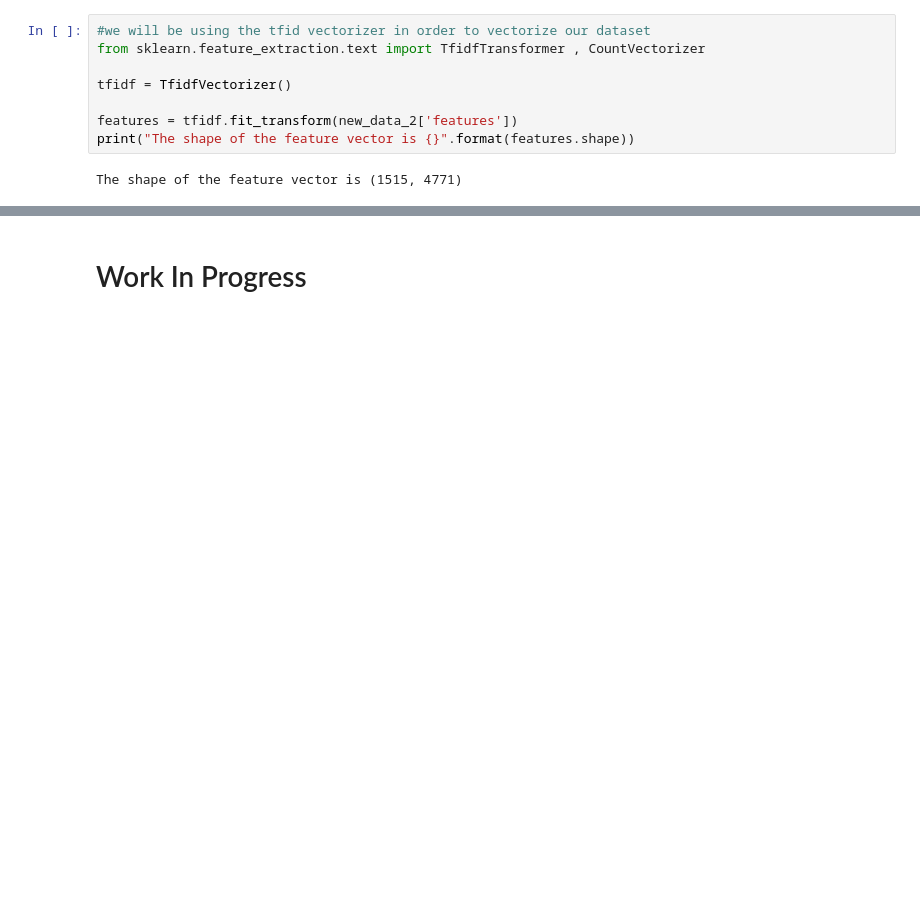
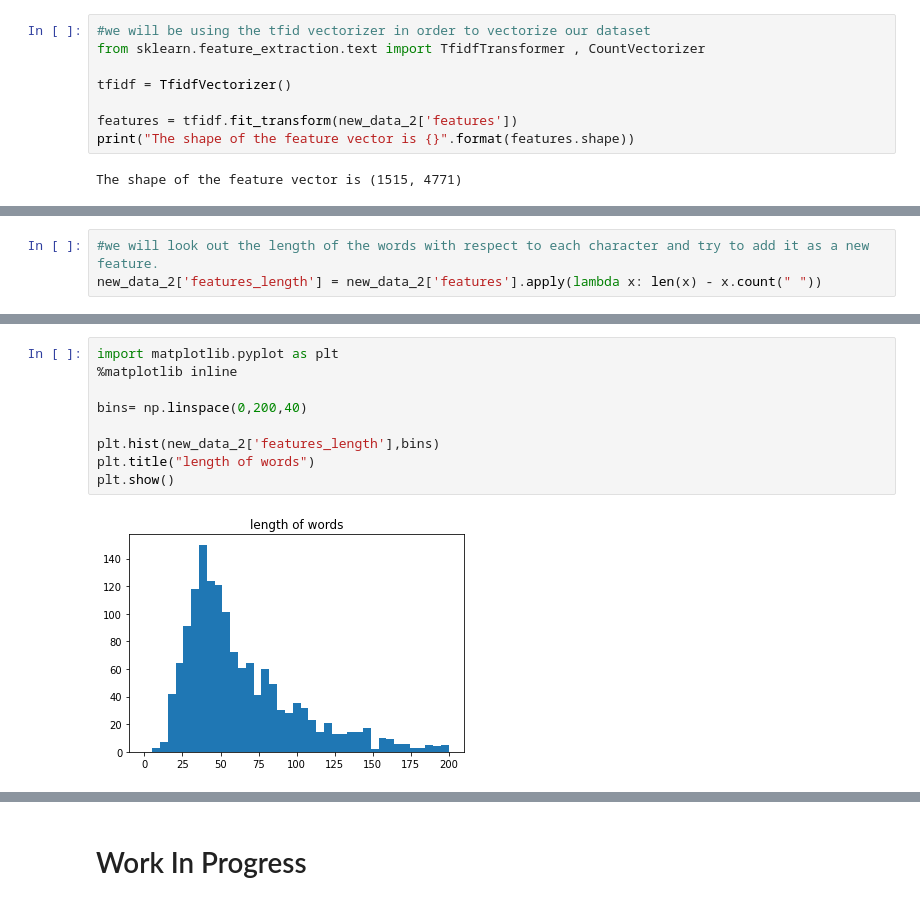
Before and after one commit to mahii6991/Kaggle_Projects, a Jupyter notebook: playing-with-anime.ipynb, the cells around one changed output, grey strips where cells are left out. Drawn from its saved outputs; the diff is of its cells as text; blank space fills up the shorter version.

```diff
--- a/playing-with-anime.ipynb
+++ b/playing-with-anime.ipynb
@@ -585,0 +609,3 @@ The shape of the feature vector is (1515, 4771)
+# %%
+#we will look out the length of the words with respect to each character and try to add it as a new feature.
+new_data_2['features_length'] = new_data_2['features'].apply(lambda x: len(x) - x.count(" "))
@@ -585,0 +621,11 @@ The shape of the feature vector is (1515, 4771)
+# %%
+import matplotlib.pyplot as plt
+%matplotlib inline
+
+bins= np.linspace(0,200,40)
+
+plt.hist(new_data_2['features_length'],bins)
+plt.title("length of words")
+plt.show()
+# %% [output]
+[figure, added]
```
Also changed, not shown: parts of 10 cells of this notebook.
